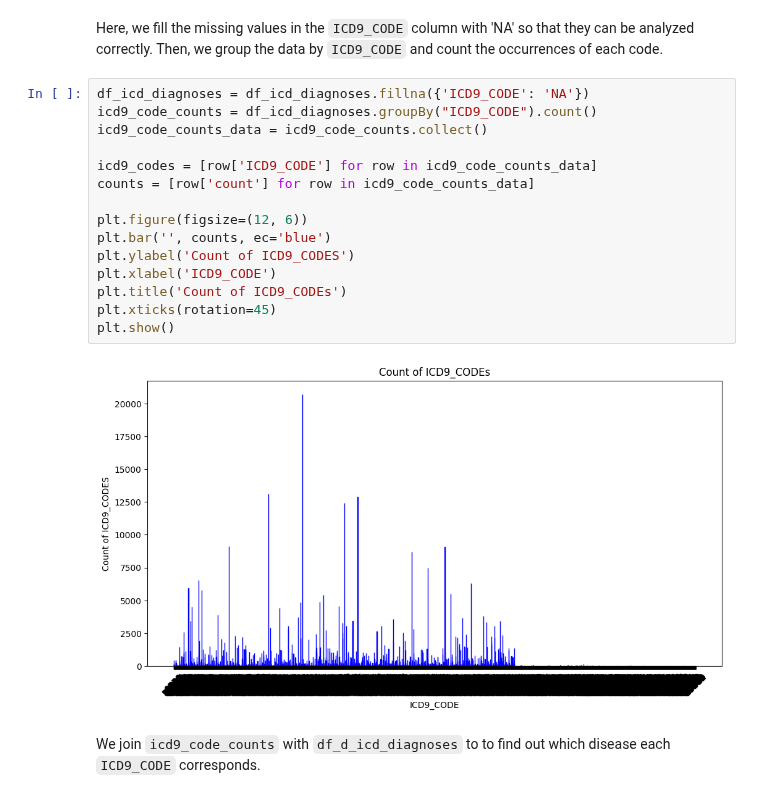
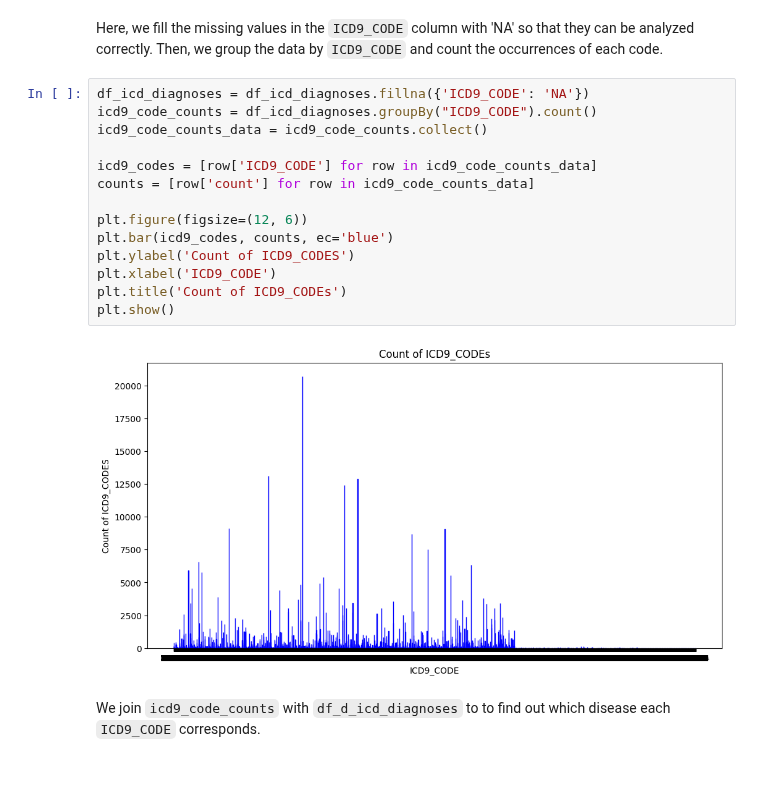
Before and after one commit to DanielaTomas/FCUP-BDCC, a Jupyter notebook: Project-2/data.ipynb, the cells around one changed output. Cells and saved outputs as stored; diff of their text form.

```diff
--- a/Project-2/data.ipynb
+++ b/Project-2/data.ipynb
@@ -694,20 +718,19 @@ Here, we fill the missing values in the `ICD9_CODE` column with 'NA' so that the
 # %%
 df_icd_diagnoses = df_icd_diagnoses.fillna({'ICD9_CODE': 'NA'})
 icd9_code_counts = df_icd_diagnoses.groupBy("ICD9_CODE").count()
 icd9_code_counts_data = icd9_code_counts.collect()
 
 icd9_codes = [row['ICD9_CODE'] for row in icd9_code_counts_data]
 counts = [row['count'] for row in icd9_code_counts_data]
 
 plt.figure(figsize=(12, 6))
-plt.bar('', counts, ec='blue')
+plt.bar(icd9_codes, counts, ec='blue')
 plt.ylabel('Count of ICD9_CODES')
 plt.xlabel('ICD9_CODE')
 plt.title('Count of ICD9_CODEs')
-plt.xticks(rotation=45)
 plt.show()
 # %% [output]
-[figure, old version]
+[figure, new version]
 # %% [markdown]
 We join `icd9_code_counts` with `df_d_icd_diagnoses` to to find out which disease each `ICD9_CODE` corresponds.
 # %%
```
Also changed, not shown: parts of 14 cells of this notebook, 2 other files.
